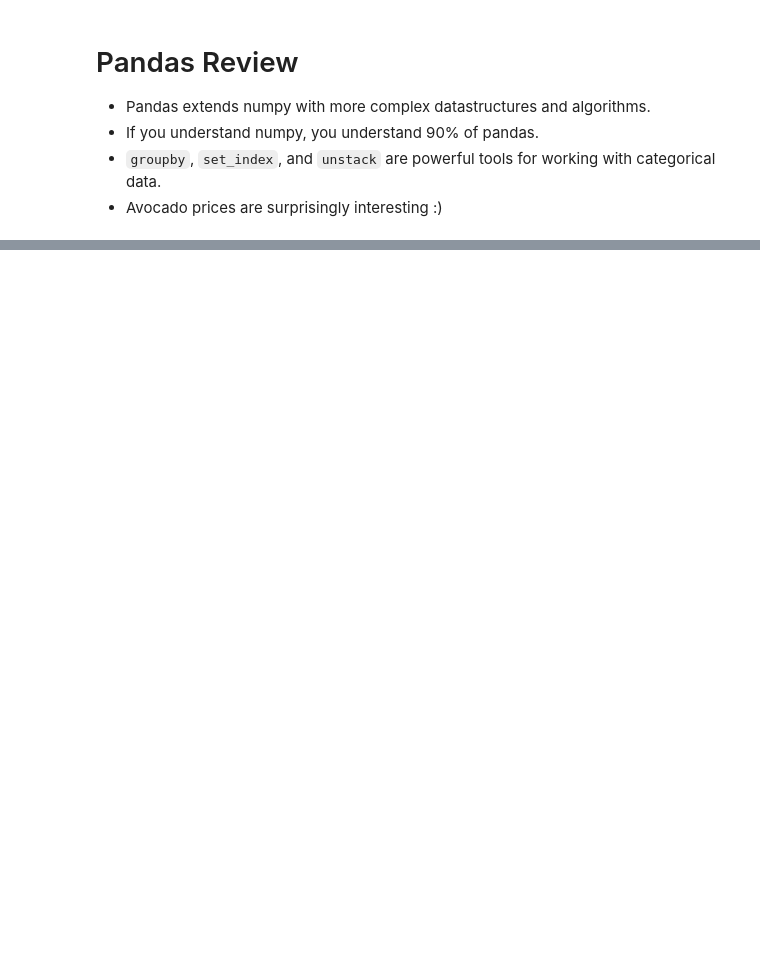
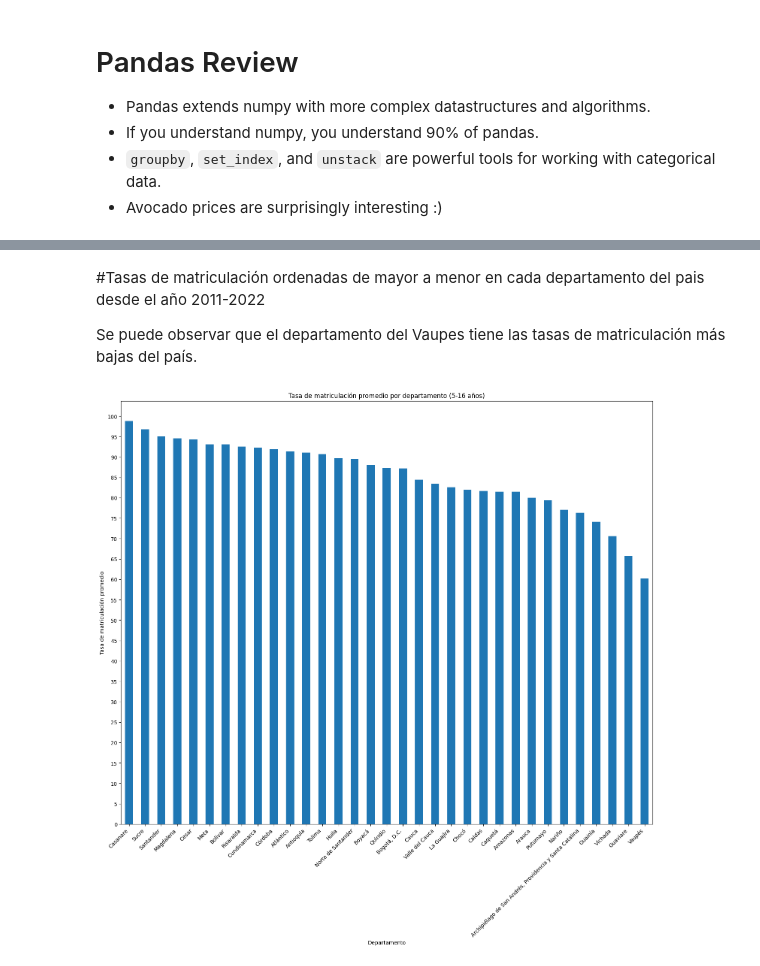
Before and after one commit to nat1600/AlgorithmsUN2024II, a Jupyter notebook: Lab2/ksierram_Lab2.ipynb, the cells around one changed output, grey strips where cells are left out. Drawn from its saved outputs; the diff is of its cells as text; code cells hidden in the pictures; blank space fills up the shorter version.

```diff
--- a/Lab2/ksierram_Lab2.ipynb
+++ b/Lab2/ksierram_Lab2.ipynb
@@ -1748,0 +1707,8 @@ ax.set_xticklabels(ax.get_xticklabels(), rotation=45);
+# %%
+import pandas as pd
+
+asociaciones = pd.read_csv('/content/sample_data/MEN_ESTADISTICAS_EN_EDUCACION_EN_PREESCOLAR__B_SICA_Y_MEDIA_POR_DEPARTAMENTO_20240219.csv')
+
+# Corregir el nombre de "Bogotá, D.C." para que sea consistente
+asociaciones['DEPARTAMENTO'] = asociaciones['DEPARTAMENTO'].replace('Bogotá, D,C,', 'Bogotá, D.C.')
+asociaciones.head()
@@ -1748,0 +1743,25 @@ ax.set_xticklabels(ax.get_xticklabels(), rotation=45);
+# %% [markdown]
+#Tasas de matriculación ordenadas de mayor a menor en cada departamento del pais desde el año 2011-2022
+
+Se puede observar que el departamento del Vaupes tiene las tasas de matriculación más bajas del país.
+# %%
+import pandas as pd
+import matplotlib.pyplot as plt
+
+#  Promedio de la tasa de matriculación para cada departamento
+promedio_tasa_matriculacion = asociaciones.groupby('DEPARTAMENTO')['TASA_MATRICULACIÓN_5_16'].mean()
+
+# Ordenar los departamentos de mayor a menor tasa de matriculación promedio
+departamentos_ordenados = promedio_tasa_matriculacion.sort_values(ascending=False)
+
+plt.figure(figsize=(15, 15))
+departamentos_ordenados.plot(kind='bar')
+plt.title('Tasa de matriculación promedio por departamento (5-16 años)')
+plt.xlabel('Departamento')
+plt.ylabel('Tasa de matriculación promedio')
+plt.xticks(rotation=45, ha='right')
+plt.yticks(range(0, 101, 5))
+plt.tight_layout()
+plt.show()
+# %% [output]
+[figure, added]
```
Also changed, not shown: parts of 119 cells of this notebook.
